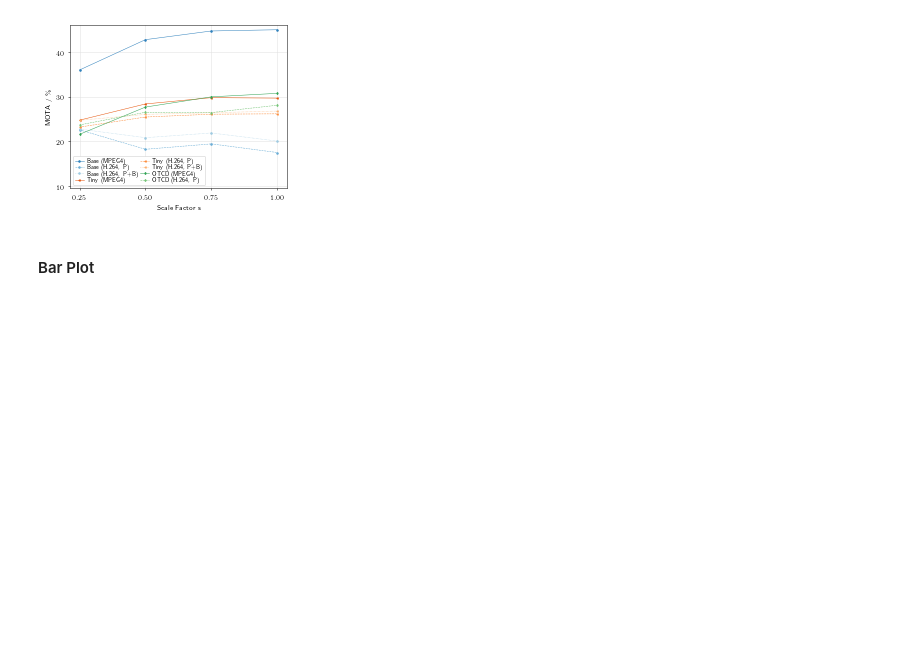
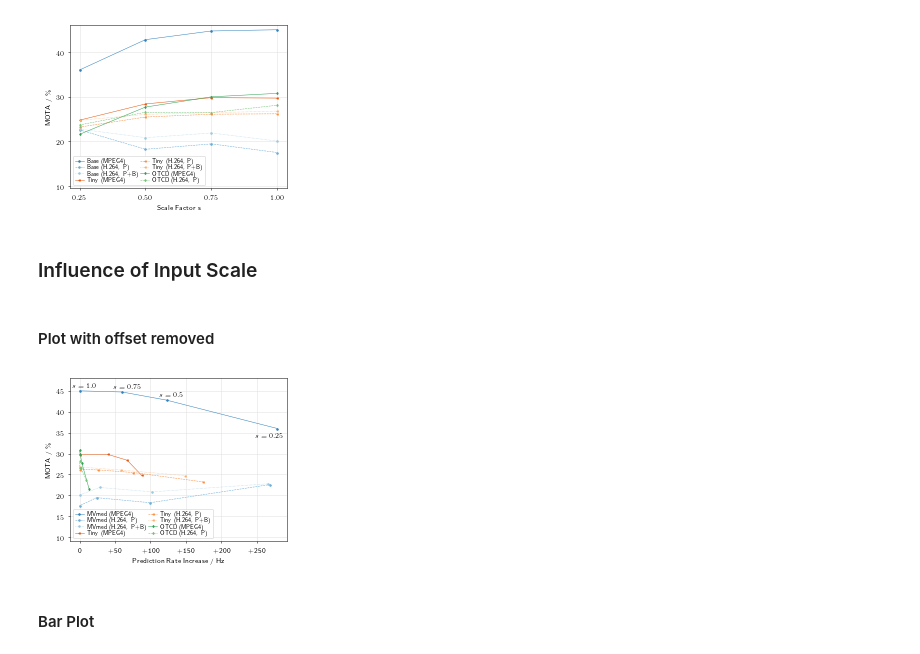
Before and after one commit to lukasbommes-unfinished-projects/mv-tracker, a Jupyter notebook: infos/paper/Plots_old.ipynb, the cells around one changed output. Saved outputs shown, nothing was run; the diff lists cells and outputs as text; code cells hidden in the pictures; blank space fills up the shorter version.

```diff
--- a/infos/paper/Plots_old.ipynb
+++ b/infos/paper/Plots_old.ipynb
@@ -92,6 +92,81 @@ plt.savefig("plot_scaling_factor.pdf", bbox_inches="tight", pad_inches=0.01)
 plt.show()
 # %% [output]
 [figure]
+# %% [markdown]
+### Influence of Input Scale
+# %%
+k = 10
+baseline = data[data.tracker_type.isin(["baseline"]) & data.det_interval.isin([k])]
+baseline = baseline.sort_values("scale", axis=0, ascending=True, na_position='last')
+
+deep_upsampled = data[data.tracker_type.isin(["deep"]) & data.mvs_mode.isin(["upsampled"]) & data.det_interval.isin([k])]
+deep_upsampled = deep_upsampled.sort_values("scale", axis=0, ascending=True, na_position='last')
+
+deep_dense = data[data.tracker_type.isin(["deep"]) & data.mvs_mode.isin(["dense"]) & data.det_interval.isin([k])]
+deep_dense = deep_dense.sort_values("scale", axis=0, ascending=True, na_position='last')
+# %% [markdown]
+#### Plot with offset removed
+# %%
+f, ax = plt.subplots(1, 1, figsize=(3.9,3))
+
+cmap = cm.get_cmap('tab20c')
+
+# Baseline
+mask = baseline.codec.isin(["mpeg4"]) & baseline.vector_type.isin(["p", np.nan])
+relative_predict_fps_mean = baseline[mask]["predict_fps_mean"] - baseline[mask]["predict_fps_mean"].iloc[-1]
+ax.plot(relative_predict_fps_mean, baseline[mask]["MOTA"]*100.0, marker="o", color=cmap(0))
+
+mask = baseline.codec.isin(["h264"]) & baseline.vector_type.isin(["p", np.nan])
+relative_predict_fps_mean = baseline[mask]["predict_fps_mean"] - baseline[mask]["predict_fps_mean"].iloc[-1]
+ax.plot(relative_predict_fps_mean, baseline[mask]["MOTA"]*100.0, marker="o", linestyle="--", color=cmap(1))
+
+mask = baseline.codec.isin(["h264"]) & baseline.vector_type.isin(["p+b"])
+relative_predict_fps_mean = baseline[mask]["predict_fps_mean"] - baseline[mask]["predict_fps_mean"].iloc[-1]
+ax.plot(relative_predict_fps_mean, baseline[mask]["MOTA"]*100.0, marker="o", linestyle=":", color=cmap(2))
+
+# Tiny T-CNN
+mask = deep_dense.codec.isin(["mpeg4"]) & deep_dense.vector_type.isin(["p", np.nan])
+relative_predict_fps_mean = deep_dense[mask]["predict_fps_mean"] - deep_dense[mask]["predict_fps_mean"].iloc[-1]
+ax.plot(relative_predict_fps_mean, deep_dense[mask]["MOTA"]*100.0, marker="<", color=cmap(4))
+
+mask = deep_dense.codec.isin(["h264"]) & deep_dense.vector_type.isin(["p", np.nan])
+relative_predict_fps_mean = deep_dense[mask]["predict_fps_mean"] - deep_dense[mask]["predict_fps_mean"].iloc[-1]
+ax.plot(relative_predict_fps_mean, deep_dense[mask]["MOTA"]*100.0, marker="<", linestyle="--", color=cmap(5))
+
+mask = deep_dense.codec.isin(["h264"]) & deep_dense.vector_type.isin(["p+b"])
+relative_predict_fps_mean = deep_dense[mask]["predict_fps_mean"] - deep_dense[mask]["predict_fps_mean"].iloc[-1]
+ax.plot(relative_predict_fps_mean, deep_dense[mask]["MOTA"]*100.0, marker="<", linestyle=":", color=cmap(6))
+
+# OTCD T-CNN
+mask = deep_upsampled.codec.isin(["mpeg4"]) & deep_upsampled.vector_type.isin(["p", np.nan])
+relative_predict_fps_mean = deep_upsampled[mask]["predict_fps_mean"] - deep_upsampled[mask]["predict_fps_mean"].iloc[-1]
+ax.plot(relative_predict_fps_mean, deep_upsampled[mask]["MOTA"]*100.0, marker="d", color=cmap(8))
+
+mask = deep_upsampled.codec.isin(["h264"]) & deep_upsampled.vector_type.isin(["p", np.nan])
+relative_predict_fps_mean = deep_upsampled[mask]["predict_fps_mean"] - deep_upsampled[mask]["predict_fps_mean"].iloc[-1]
+ax.plot(relative_predict_fps_mean, deep_upsampled[mask]["MOTA"]*100.0, marker="d", linestyle="--", color=cmap(9))
+
+leg = ax.legend(["MVmed (MPEG4)", "MVmed (H.264, P)", "MVmed (H.264, P+B)", "Tiny (MPEG4)", "Tiny (H.264, P)",
+           "Tiny (H.264, P+B)", "OTCD (MPEG4)", "OTCD (H.264, P)"], ncol=2)
+leg.get_frame().set_linewidth(0.5)
+ax.set_ylabel("MOTA / \%")
+ax.set_xlabel("Prediction Rate Increase / Hz")
+ax.set_ylim([9.0, 48])
+ax.set_xticks([0, 50, 100, 150, 200, 250])
+ax.set_xticklabels(["0","+50","+100","+150","+200","+250"])
+ax.grid()
+ax.set_axisbelow(True)
+
+# write text for scale values
+plt.text(0.01, 0.945, r'$s = 1.0$', transform=ax.transAxes)
+plt.text(0.2, 0.94, r'$s = 0.75$', transform=ax.transAxes)
+plt.text(0.41, 0.89, r'$s = 0.5$', transform=ax.transAxes)
+plt.text(0.85, 0.64, r'$s = 0.25$', transform=ax.transAxes)
+
+#plt.savefig("plot_scaling_factor.pdf", bbox_inches="tight", pad_inches=0.01)
+plt.show()
+# %% [output]
+[figure, added]
 # %% [markdown]
 #### Bar Plot
 # %%
```
Also changed, not shown: parts of 2 cells of this notebook, 14 other files.
